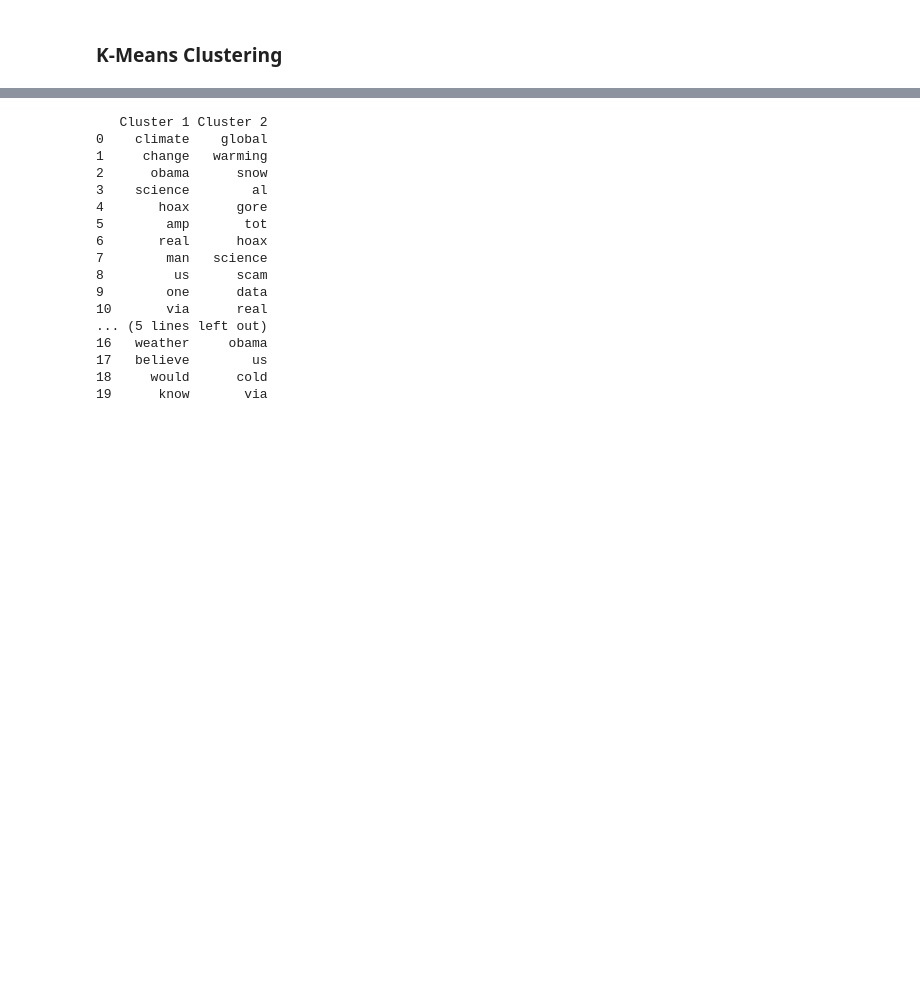
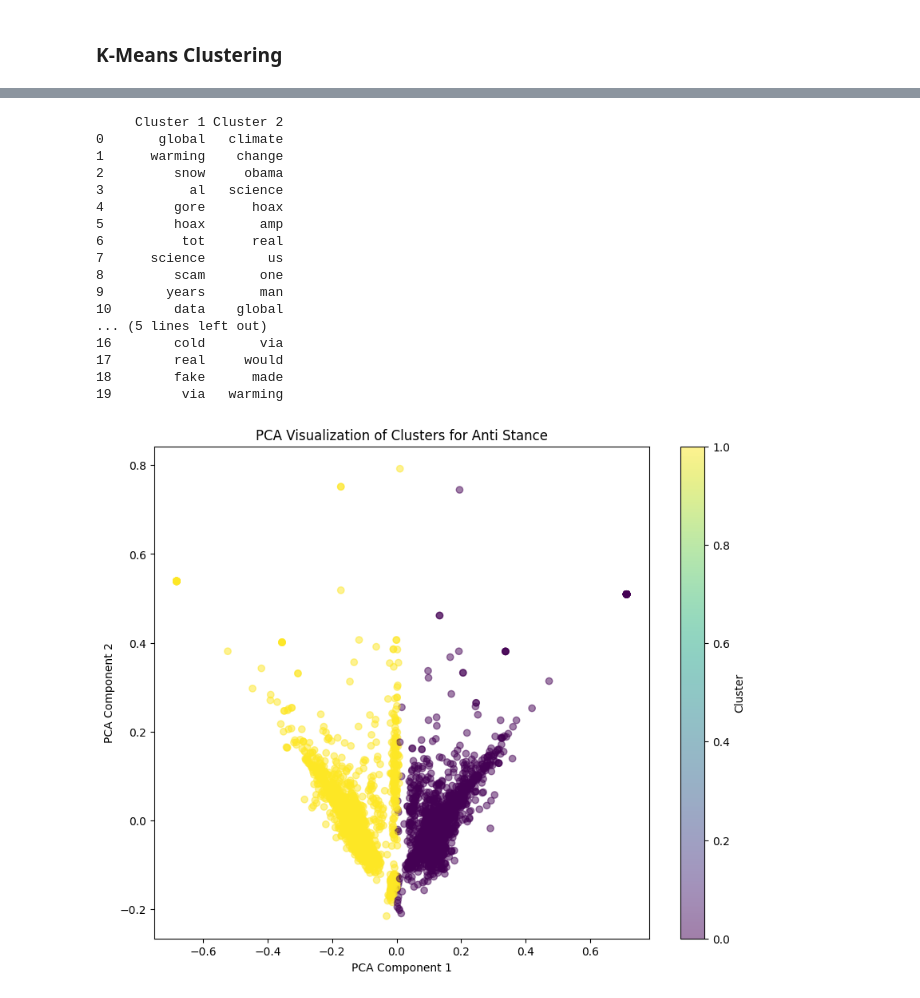
Before and after one commit to ramya1907/climate-change-tweets-analysis, a Jupyter notebook: climate_change_stance_analysis.ipynb, the cells around one changed output, grey strips where cells are left out. Saved outputs shown, nothing was run; the diff lists cells and outputs as text; code cells hidden in the pictures; blank space fills up the shorter version.

```diff
--- a/climate_change_stance_analysis.ipynb
+++ b/climate_change_stance_analysis.ipynb
@@ -716,45 +753,61 @@ print(top_terms_df)
 # %%
 # Create Anti DataFrame
+# anti_df 4782 rows
+
 anti_df = combined_df[combined_df['label'] == -1]
-anti_corpus = [' '.join(tokens) for tokens in anti_df['tokenized_tweet']]
+# anti_corpus = [' '.join(tokens) for tokens in anti_df['tokenized_tweet']]
+anti_corpus = anti_df['tokenized_tweet'].tolist()
 
 tfidf_vectorizer = TfidfVectorizer(min_df=6, max_df=0.9)
 
 # Apply tfidf embedding for anti stance
 anti_X = tfidf_vectorizer.fit_transform(anti_corpus)
 anti_vocab = tfidf_vectorizer.get_feature_names_out()
 
 anti_kmeans = KMeans(n_clusters=2, random_state=124, n_init='auto')
 anti_clusters = anti_kmeans.fit_predict(anti_X)
 anti_centroids = anti_kmeans.cluster_centers_
 
 n_top_terms = 20
 top_term_indices = anti_centroids.argsort()[:, ::-1][:, :n_top_terms]
 
 top_terms_per_cluster = {}
 for cluster_id, indices in enumerate(top_term_indices):
   terms = [anti_vocab[idx] for idx in indices]
   top_terms_per_cluster[f'Cluster {cluster_id + 1}'] = terms
 
 top_terms_df = pd.DataFrame.from_dict(top_terms_per_cluster, orient='index')
 top_terms_df = top_terms_df.transpose()
 print(top_terms_df)
+
+pca = PCA(n_components=2, random_state=1048)
+anti_X_pca = pca.fit_transform(anti_X.toarray())
+
+# Visualize the clusters
+plt.figure(figsize=(10, 8))
+plt.scatter(anti_X_pca[:, 0], anti_X_pca[:, 1], c=anti_clusters, cmap='viridis', marker='o', alpha=0.5)
+plt.title('PCA Visualization of Clusters for Anti Stance')
+plt.xlabel('PCA Component 1')
+plt.ylabel('PCA Component 2')
+plt.colorbar(label='Cluster')
+plt.show()
 # %% [output]
-   Cluster 1 Cluster 2
-0    climate    global
-1     change   warming
-2      obama      snow
-3    science        al
-4       hoax      gore
-5        amp       tot
-6       real      hoax
-7        man   science
-8         us      scam
-9        one      data
-10       via      real
+     Cluster 1 Cluster 2
+0       global   climate
+1      warming    change
+2         snow     obama
+3           al   science
+4         gore      hoax
+5         hoax       amp
+6          tot      real
+7      science        us
+8         scam       one
+9        years       man
+10        data    global
 ... (5 lines left out)
-16   weather     obama
-17   believe        us
-18     would      cold
-19      know       via
+16        cold       via
+17        real     would
+18        fake      made
+19         via   warming
+[figure, added]
 # %%
```
Also changed, not shown: parts of 29 cells of this notebook.
